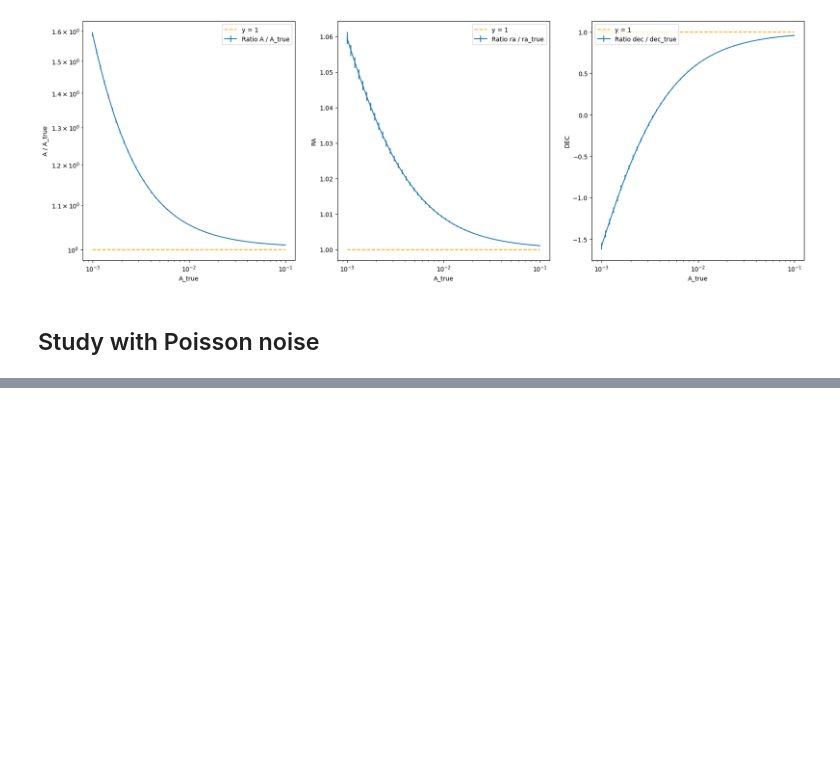
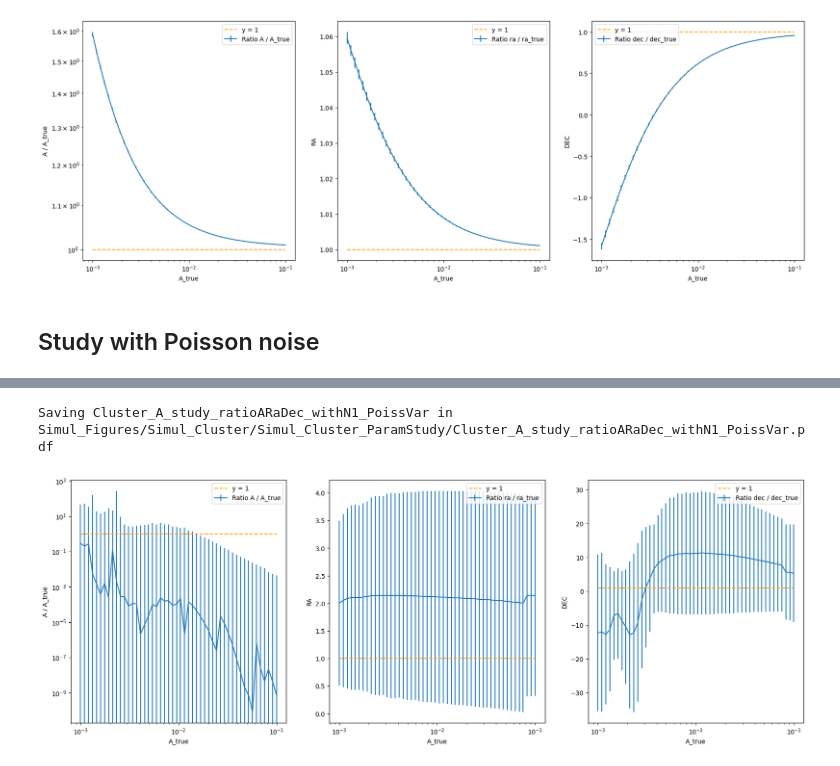
Before and after one commit to johannct/M2_Stage_Code, a Jupyter notebook: Simulation/A_Study_Cluster.ipynb, the cells around one changed output, grey strips where cells are left out. Saved outputs shown, nothing was run; the diff lists cells and outputs as text; code cells hidden in the pictures; blank space fills up the shorter version.

```diff
--- a/Simulation/A_Study_Cluster.ipynb
+++ b/Simulation/A_Study_Cluster.ipynb
@@ -367,0 +341,3 @@ Saving Cluster_A_study_ratioARaDec_withN1e6_PoissVar in Simul_Figures/Simul_Clus
+# %%
+dfMinuit_filtered4_densMonop_notFixed = dfMinuit_data4_dens[~mask]
+dfMinuit_filtered4_densMonop_notFixed
@@ -368,3 +364,14 @@ Saving Cluster_A_study_ratioARaDec_withN1e6_PoissVar in Simul_Figures/Simul_Clus
+# %%
+fig, ax = plt.subplots(1, 3, figsize=(3*7,7))
+compareFit_ratio(dfMinuit_filtered4_densMonop_notFixed, "A", "A", nsigma=1, figax=(fig, ax[0]), yscale='log', surface=False)
+compareFit_ratio(dfMinuit_filtered4_densMonop_notFixed, "A", "ra", ylabel="RA", nsigma=5, figax=(fig, ax[1]), surface=False)
+compareFit_ratio(dfMinuit_filtered4_densMonop_notFixed, "A", "dec", ylabel="DEC", nsigma=5, figax=(fig, ax[2]), surface=False)
+
+sufix = "Cluster_A_study_ratioARaDec_withN1_PoissVar"
+get_savefig(plt, output_path, sufix)
+# %% [output]
+Saving Cluster_A_study_ratioARaDec_withN1_PoissVar in Simul_Figures/Simul_Cluster/Simul_Cluster_ParamStudy/Cluster_A_study_ratioARaDec_withN1_PoissVar.pdf
+[figure, added]
 # %%
 def get_term2(log_x, log_x0, alpha, beta, delta):
     x_over_x0 = 10**(log_x - log_x0)
```
Also changed, not shown: parts of 13 cells of this notebook, 6 other files.
